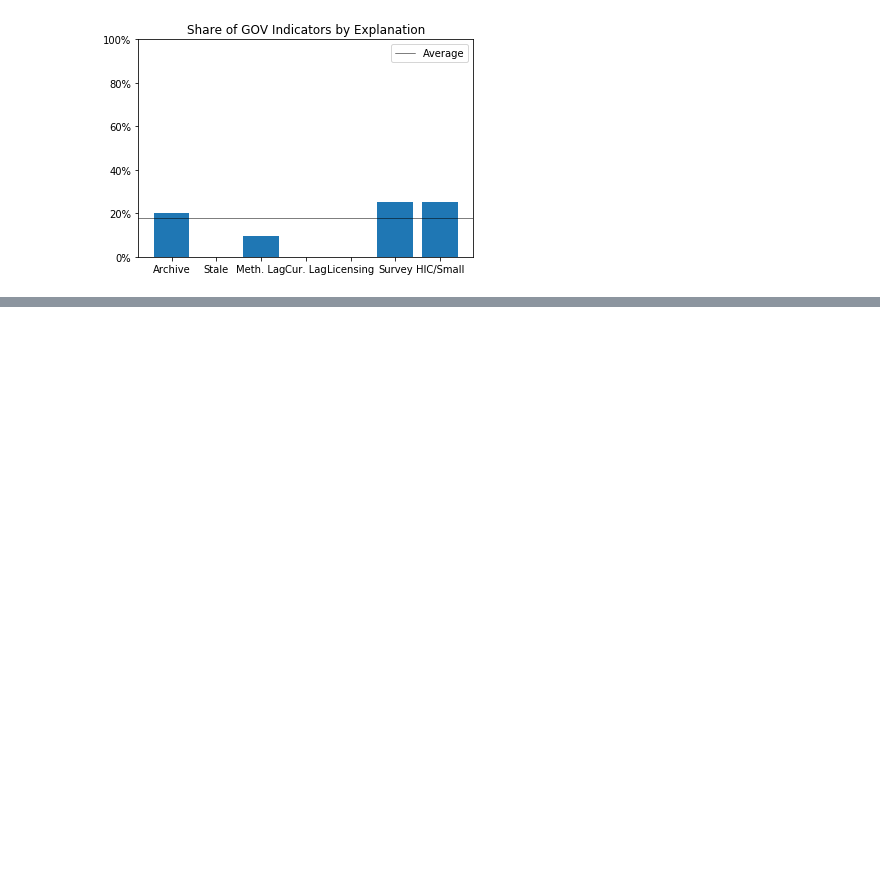
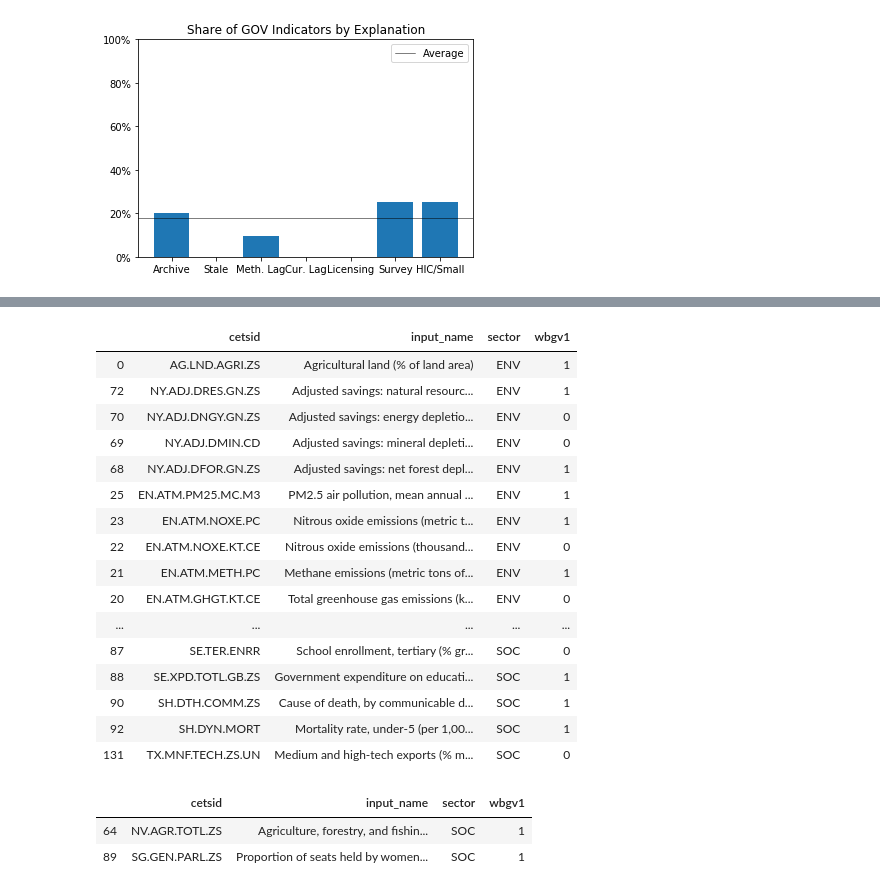
Before and after one commit to worldbank/ESG_gaps_research, a Jupyter notebook: python/summary-analysis.ipynb, the cells around one changed output, grey strips where cells are left out. Drawn from its saved outputs; the diff is of its cells as text; code cells hidden in the pictures; blank space fills up the shorter version.

```diff
--- a/python/summary-analysis.ipynb
+++ b/python/summary-analysis.ipynb
@@ -202,0 +206,3 @@ for c in esg2.index:
+# %%
+pd.options.display.max_rows = 100
+esg[esg['no_gap']==1].sort_values(['sector'])[['cetsid','input_name','sector','wbgv1']]
@@ -202,0 +259,26 @@ for c in esg2.index:
+# %%
+esg[esg['expl_c']==1].sort_values(['sector'])[['cetsid','input_name','sector','wbgv1']]
+# %% [output]
+|  | cetsid | input_name | sector | wbgv1 |
+| 0 | AG.LND.AGRI.ZS | Agricultural land (% of land area) | ENV | 1 |
+| 72 | NY.ADJ.DRES.GN.ZS | Adjusted savings: natural resourc... | ENV | 1 |
+| 70 | NY.ADJ.DNGY.GN.ZS | Adjusted savings: energy depletio... | ENV | 0 |
+| 69 | NY.ADJ.DMIN.CD | Adjusted savings: mineral depleti... | ENV | 0 |
+| 68 | NY.ADJ.DFOR.GN.ZS | Adjusted savings: net forest depl... | ENV | 1 |
+| 25 | EN.ATM.PM25.MC.M3 | PM2.5 air pollution, mean annual ... | ENV | 1 |
+| 23 | EN.ATM.NOXE.PC | Nitrous oxide emissions (metric t... | ENV | 1 |
+| 22 | EN.ATM.NOXE.KT.CE | Nitrous oxide emissions (thousand... | ENV | 0 |
+| 21 | EN.ATM.METH.PC | Methane emissions (metric tons of... | ENV | 1 |
+| 20 | EN.ATM.GHGT.KT.CE | Total greenhouse gas emissions (k... | ENV | 0 |
+| ... | ... | ... | ... | ... |
+| 87 | SE.TER.ENRR | School enrollment, tertiary (% gr... | SOC | 0 |
+| 88 | SE.XPD.TOTL.GB.ZS | Government expenditure on educati... | SOC | 1 |
+| 90 | SH.DTH.COMM.ZS | Cause of death, by communicable d... | SOC | 1 |
+| 92 | SH.DYN.MORT | Mortality rate, under-5 (per 1,00... | SOC | 1 |
+| 131 | TX.MNF.TECH.ZS.UN | Medium and high-tech exports (% m... | SOC | 0 |
+# %%
+esg[esg['expl_d']==1].sort_values(['sector'])[['cetsid','input_name','sector','wbgv1']]
+# %% [output]
+|  | cetsid | input_name | sector | wbgv1 |
+| 64 | NV.AGR.TOTL.ZS | Agriculture, forestry, and fishin... | SOC | 1 |
+| 89 | SG.GEN.PARL.ZS | Proportion of seats held by women... | SOC | 1 |
```
Also changed, not shown: parts of 8 cells of this notebook.
